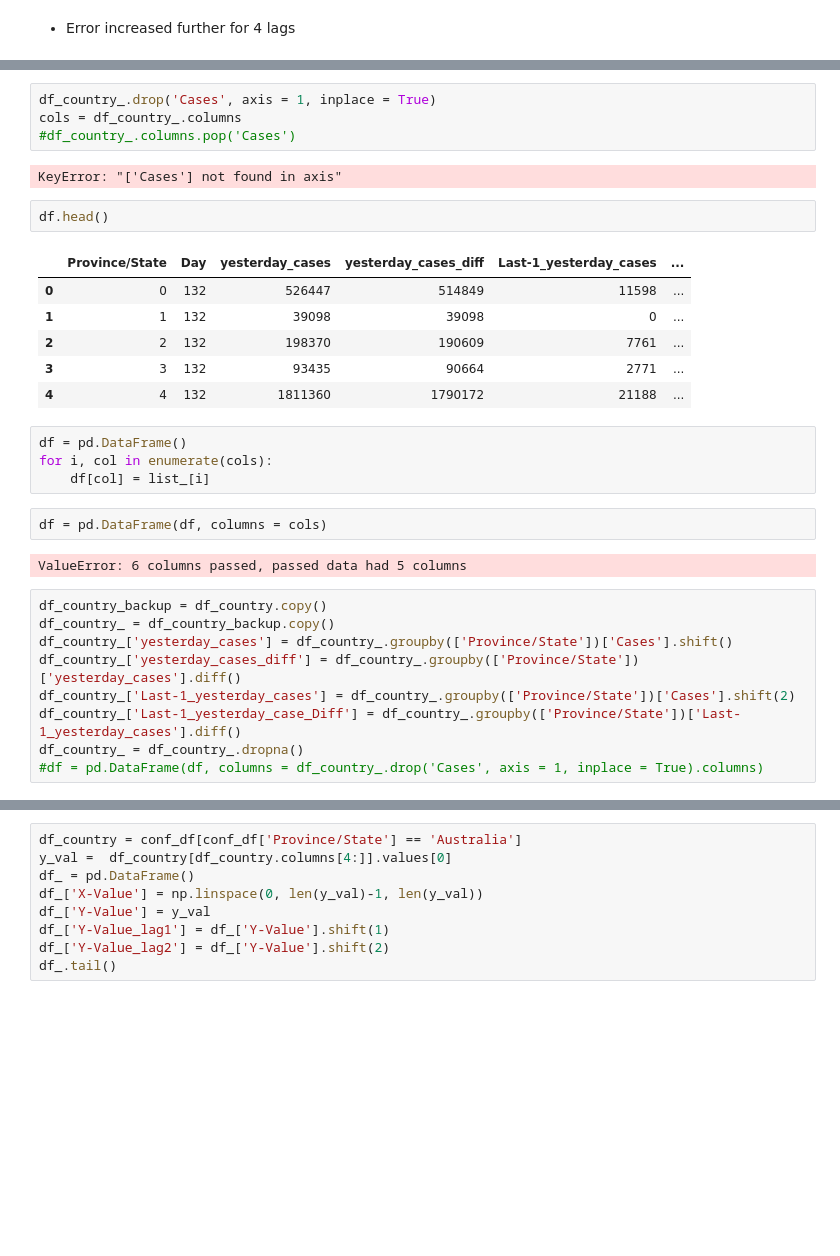
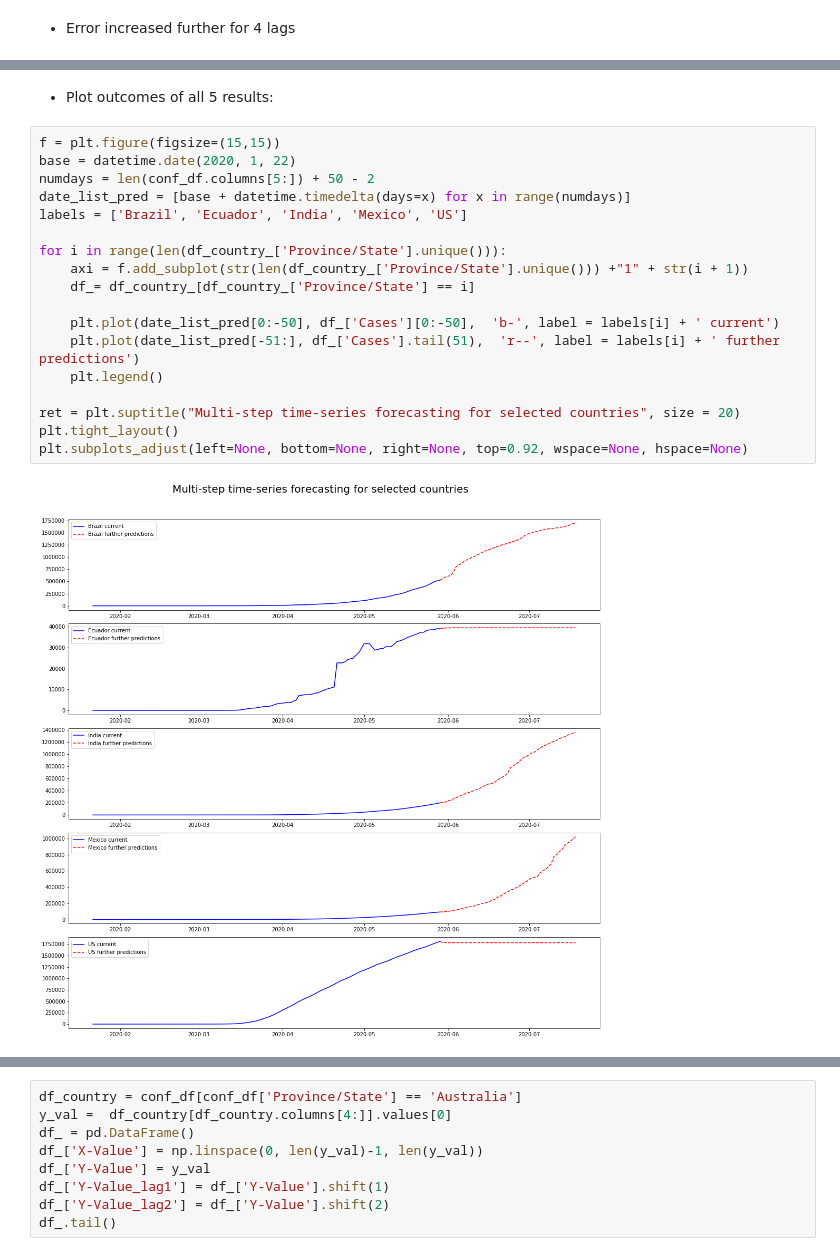
Before and after one commit to j-greggazz/Kaggle, a Jupyter notebook: covid_19/notebooks/Covid 19 comparisons & predictions for selected countries.ipynb, the cells around one changed output, grey strips where cells are left out. Saved outputs shown, nothing was run; the diff lists cells and outputs as text; blank space fills up the shorter version.

```diff
--- a/covid_19/notebooks/Covid 19 comparisons & predictions for selected countries.ipynb
+++ b/covid_19/notebooks/Covid 19 comparisons & predictions for selected countries.ipynb
@@ -1128,32 +1086,22 @@ Index(['Province/State', 'Day', 'yesterday_cases', 'yesterday_cases_diff',
-# %%
-df_country_.drop('Cases', axis = 1, inplace = True)
-cols = df_country_.columns
-#df_country_.columns.pop('Cases')
-# %% [output]
-KeyError: "['Cases'] not found in axis"
-# %%
-df.head()
-# %% [output]
-|  | Province/State | Day | yesterday_cases | yesterday_cases_diff | Last-1_yesterday_cases | ... |
-| 0 | 0 | 132 | 526447 | 514849 | 11598 | ... |
-| 1 | 1 | 132 | 39098 | 39098 | 0 | ... |
-| 2 | 2 | 132 | 198370 | 190609 | 7761 | ... |
-| 3 | 3 | 132 | 93435 | 90664 | 2771 | ... |
-| 4 | 4 | 132 | 1811360 | 1790172 | 21188 | ... |
-# %%
-df = pd.DataFrame()
-for i, col in enumerate(cols):
-    df[col] = list_[i]
-# %%
-df = pd.DataFrame(df, columns = cols)
-# %% [output]
-ValueError: 6 columns passed, passed data had 5 columns
-# %%
-df_country_backup = df_country.copy()
-df_country_ = df_country_backup.copy()
-df_country_['yesterday_cases'] = df_country_.groupby(['Province/State'])['Cases'].shift()
-df_country_['yesterday_cases_diff'] = df_country_.groupby(['Province/State'])['yesterday_cases'].diff()
-df_country_['Last-1_yesterday_cases'] = df_country_.groupby(['Province/State'])['Cases'].shift(2)
-df_country_['Last-1_yesterday_case_Diff'] = df_country_.groupby(['Province/State'])['Last-1_yesterday_cases'].diff()
-df_country_ = df_country_.dropna()
-#df = pd.DataFrame(df, columns = df_country_.drop('Cases', axis = 1, inplace = True).columns)
+# %% [markdown]
+- Plot outcomes of all 5 results:
+# %%
+f = plt.figure(figsize=(15,15))
+base = datetime.date(2020, 1, 22)
+numdays = len(conf_df.columns[5:]) + 50 - 2
+date_list_pred = [base + datetime.timedelta(days=x) for x in range(numdays)]
+labels = ['Brazil', 'Ecuador', 'India', 'Mexico', 'US']
+
+for i in range(len(df_country_['Province/State'].unique())):
+    axi = f.add_subplot(str(len(df_country_['Province/State'].unique())) +"1" + str(i + 1))
+    df_= df_country_[df_country_['Province/State'] == i]
+
+    plt.plot(date_list_pred[0:-50], df_['Cases'][0:-50],  'b-', label = labels[i] + ' current')
+    plt.plot(date_list_pred[-51:], df_['Cases'].tail(51),  'r--', label = labels[i] + ' further predictions')
+    plt.legend()
+
+ret = plt.suptitle("Multi-step time-series forecasting for selected countries", size = 20)
+plt.tight_layout()
+plt.subplots_adjust(left=None, bottom=None, right=None, top=0.92, wspace=None, hspace=None)
+# %% [output]
+[figure, added]
```
Also changed, not shown: parts of 26 cells of this notebook.
